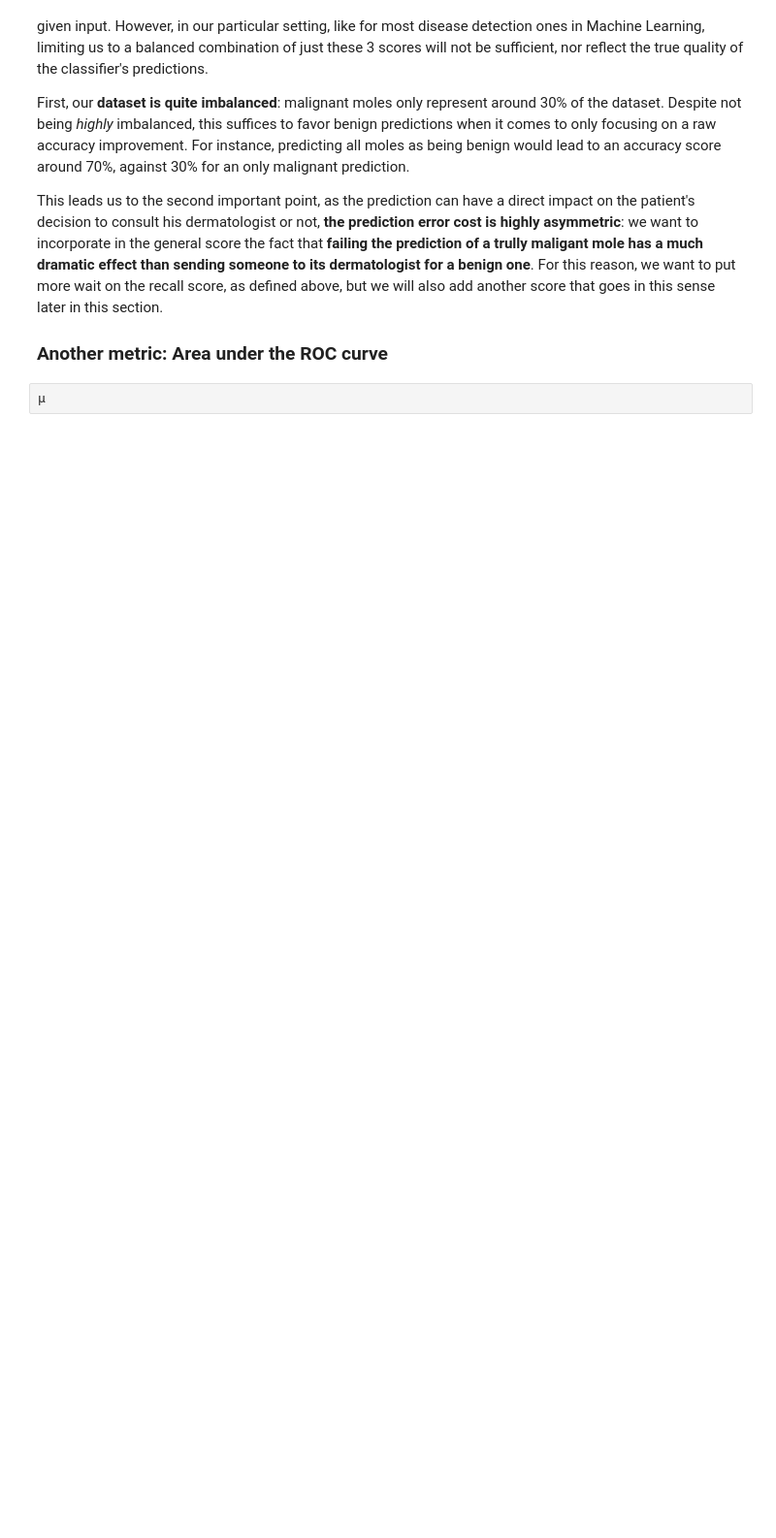
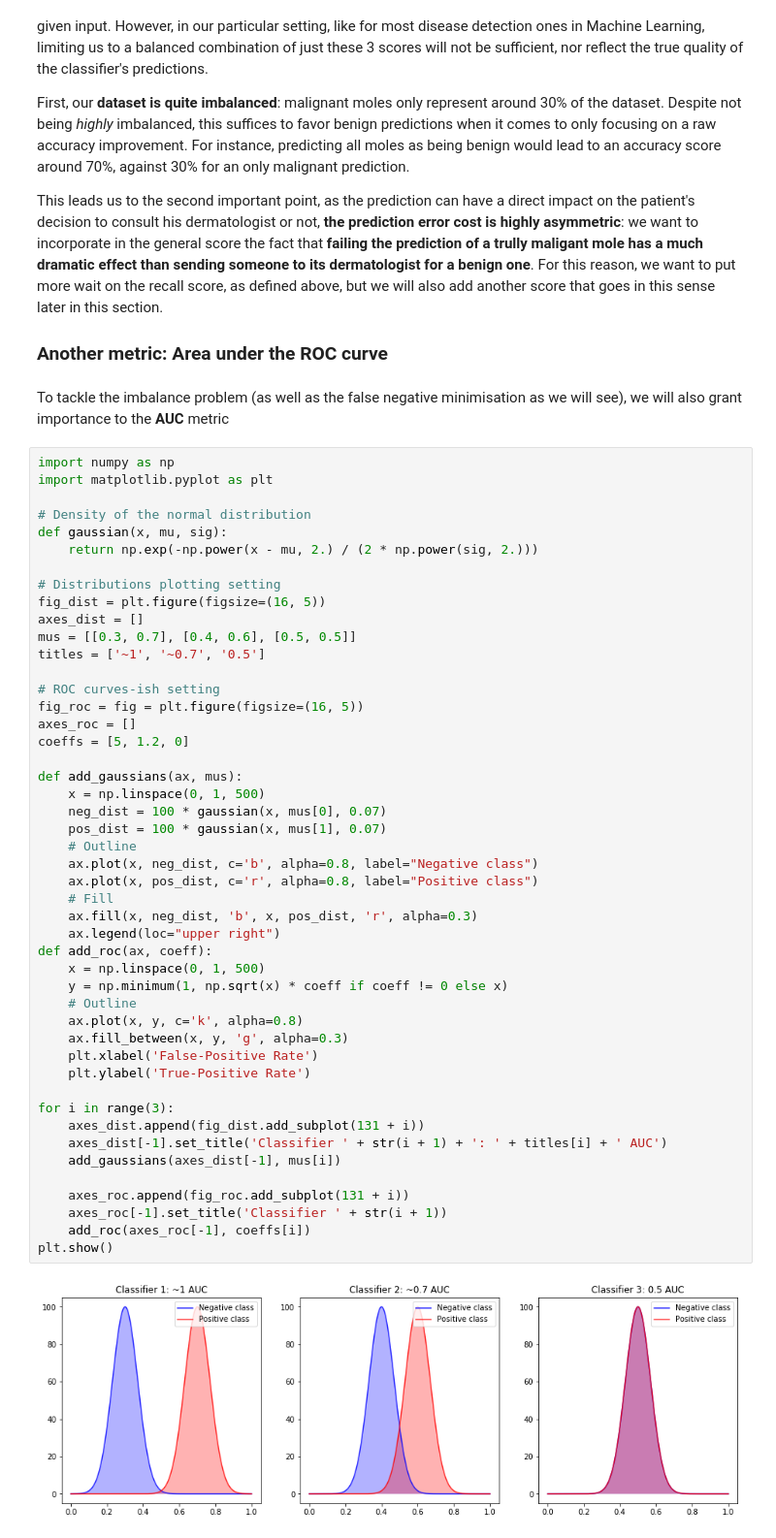
Before and after one commit to jeanbabs/Melanoma_detection, a Jupyter notebook: vincent.ipynb, the cells around one changed output. Shown: that part at 97% size. Cells and saved outputs as stored; diff of their text form; blank space fills up the shorter version.

```diff
--- a/vincent.ipynb
+++ b/vincent.ipynb
@@ -49,5 +49,54 @@ First, our **dataset is quite imbalanced**: malignant moles only represent aroun
 This leads us to the second important point, as the prediction can have a direct impact on the patient's decision to consult his dermatologist or not, **the prediction error cost is highly asymmetric**: we want to incorporate in the general score the fact that **failing the prediction of a trully maligant mole has a much dramatic effect than sending someone to its dermatologist for a benign one**. For this reason, we want to put more wait on the recall score, as defined above, but we will also add another score that goes in this sense later in this section.
 
 ### Another metric: Area under the ROC curve
-# %%
-µ
+# %% [markdown]
+To tackle the imbalance problem (as well as the false negative minimisation as we will see), we will also grant importance to the **AUC** metric
+# %%
+import numpy as np
+import matplotlib.pyplot as plt
+
+# Density of the normal distribution
+def gaussian(x, mu, sig):
+    return np.exp(-np.power(x - mu, 2.) / (2 * np.power(sig, 2.)))
+
+# Distributions plotting setting
+fig_dist = plt.figure(figsize=(16, 5))
+axes_dist = []
+mus = [[0.3, 0.7], [0.4, 0.6], [0.5, 0.5]]
+titles = ['~1', '~0.7', '0.5']
+
+# ROC curves-ish setting
+fig_roc = fig = plt.figure(figsize=(16, 5))
+axes_roc = []
+coeffs = [5, 1.2, 0]
+
+def add_gaussians(ax, mus):
+    x = np.linspace(0, 1, 500)
+    neg_dist = 100 * gaussian(x, mus[0], 0.07)
+    pos_dist = 100 * gaussian(x, mus[1], 0.07)
+    # Outline
+    ax.plot(x, neg_dist, c='b', alpha=0.8, label="Negative class")
+    ax.plot(x, pos_dist, c='r', alpha=0.8, label="Positive class")
+    # Fill
+    ax.fill(x, neg_dist, 'b', x, pos_dist, 'r', alpha=0.3)
+    ax.legend(loc="upper right")
+def add_roc(ax, coeff):
+    x = np.linspace(0, 1, 500)
+    y = np.minimum(1, np.sqrt(x) * coeff if coeff != 0 else x)
+    # Outline
+    ax.plot(x, y, c='k', alpha=0.8)
+    ax.fill_between(x, y, 'g', alpha=0.3)
+    plt.xlabel('False-Positive Rate')
+    plt.ylabel('True-Positive Rate')
+
+for i in range(3):
+    axes_dist.append(fig_dist.add_subplot(131 + i))
+    axes_dist[-1].set_title('Classifier ' + str(i + 1) + ': ' + titles[i] + ' AUC')
+    add_gaussians(axes_dist[-1], mus[i])
+
+    axes_roc.append(fig_roc.add_subplot(131 + i))
+    axes_roc[-1].set_title('Classifier ' + str(i + 1))
+    add_roc(axes_roc[-1], coeffs[i])
+plt.show()
+# %% [output]
+[figure, added]
```
Also changed, not shown: parts of 1 cell of this notebook.
